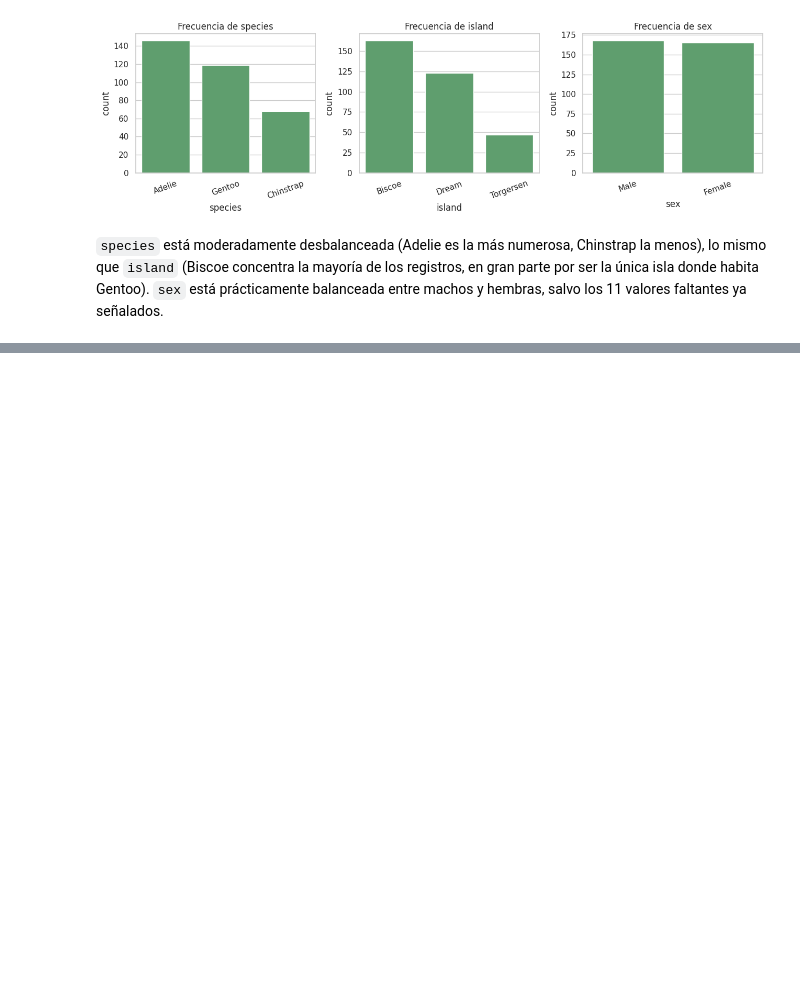
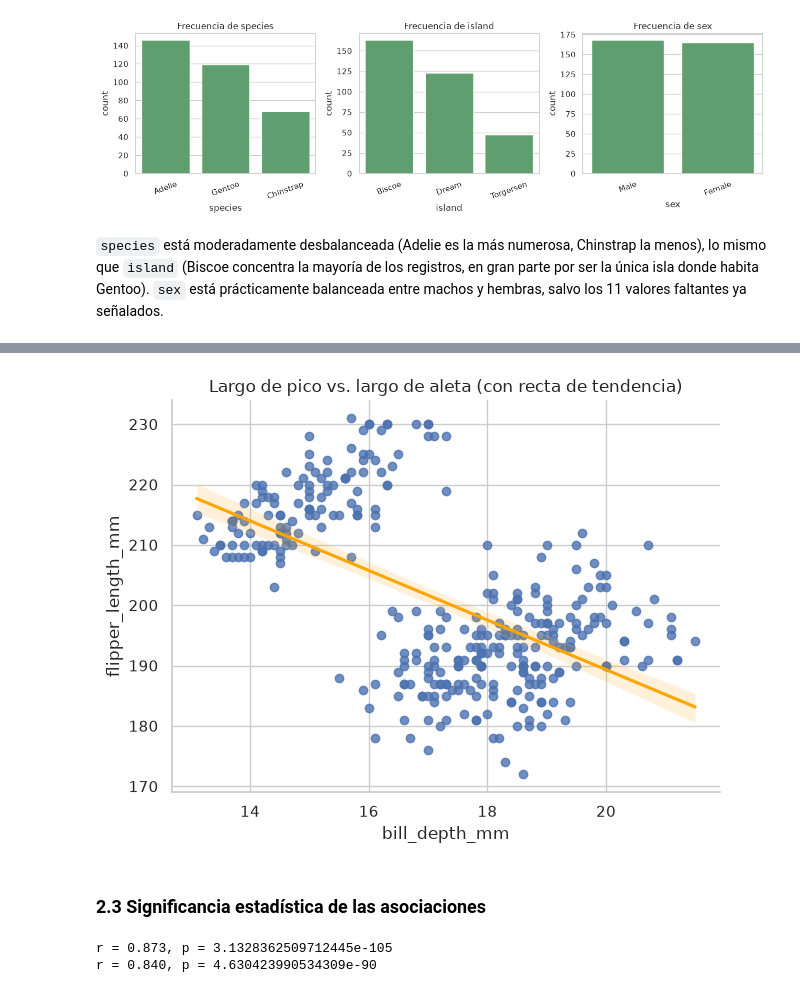
Before and after one commit to maxippacheco/tp1_lab_II_2026, a Jupyter notebook: TP1_Laboratorio_de_datos_2.ipynb, the cells around one changed output, grey strips where cells are left out. Cells and saved outputs as stored; diff of their text form; code cells hidden in the pictures; blank space fills up the shorter version.

```diff
--- a/TP1_Laboratorio_de_datos_2.ipynb
+++ b/TP1_Laboratorio_de_datos_2.ipynb
@@ -222,0 +281,26 @@ plt.show()
+# %%
+sns.lmplot(data=pinguinos,
+           x="bill_depth_mm", y="flipper_length_mm",
+           height=5, aspect=1.3, line_kws={"color": "orange"})
+plt.title("Largo de pico vs. largo de aleta (con recta de tendencia)")
+plt.tight_layout()
+plt.show()
+# %% [output]
+[figure, added]
+# %% [markdown]
+### 2.3 Significancia estadística de las asociaciones
+# %%
+# TODO: hacer las otras (MaxiZ)
+from scipy.stats import pearsonr, spearmanr
+
+# significancia -> alpha = 0.05
+# H0) No existe correlacion lineal entre las dos variables
+# H1) noH0)
+
+r, p_valor = pearsonr(pinguinos["flipper_length_mm"], pinguinos["body_mass_g"])
+r_spearman, p_valor_spearman = spearmanr(pinguinos["flipper_length_mm"], pinguinos["body_mass_g"])
+print(f"r = {r:.3f}, p = {p_valor}")
+print(f"r = {r_spearman:.3f}, p = {p_valor_spearman}")
+# %% [output]
+r = 0.873, p = 3.1328362509712445e-105
+r = 0.840, p = 4.630423990534309e-90
```
Also changed, not shown: parts of 16 cells of this notebook, 2 other files.
